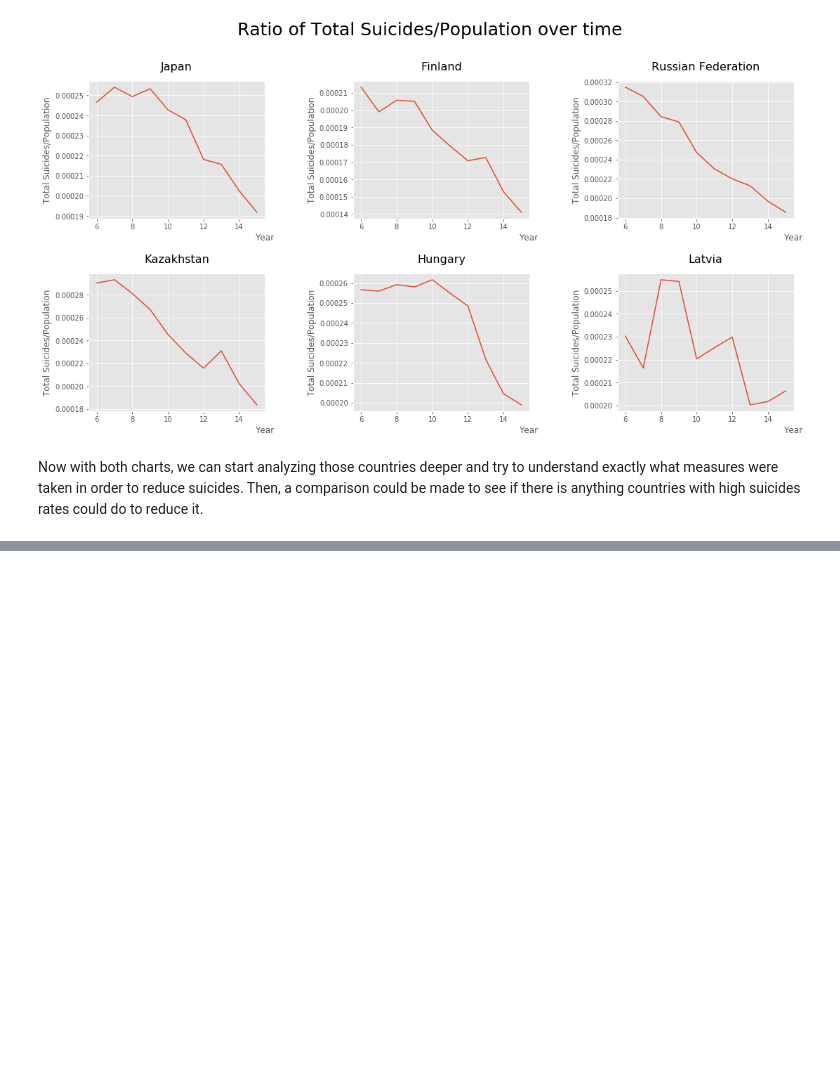
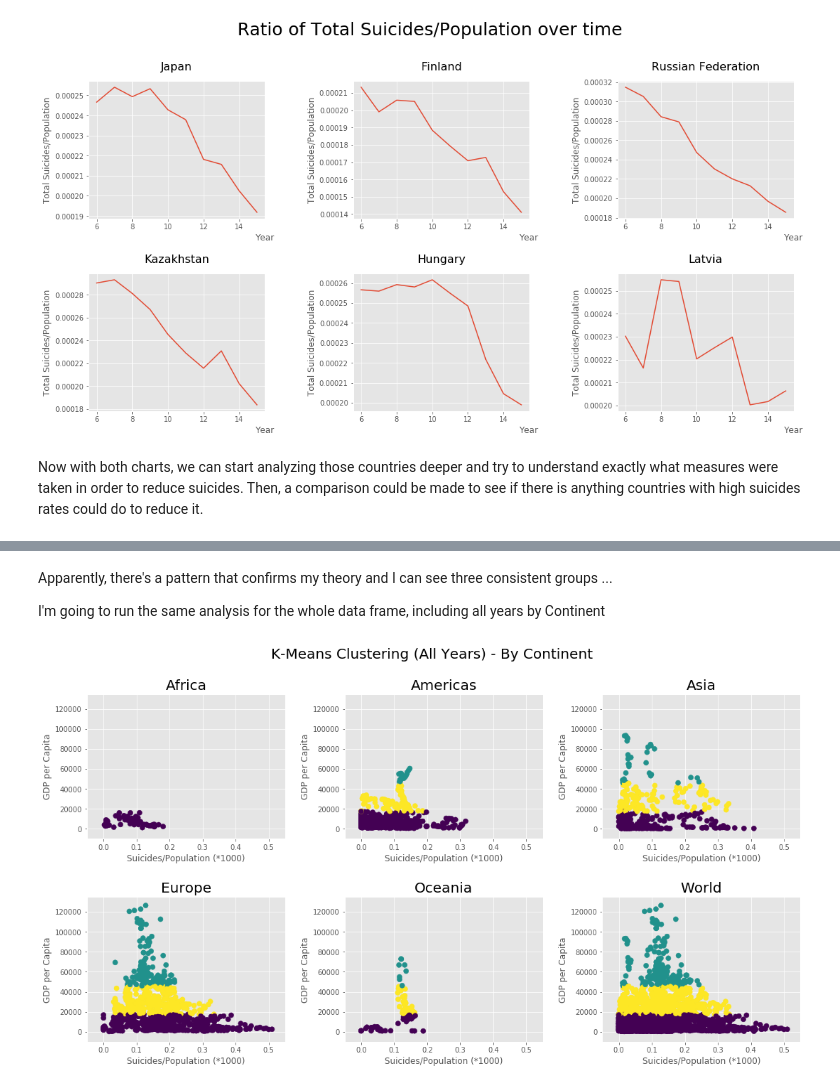
Before and after one commit to renoneto/data-science-portfolio, a Jupyter notebook: suicide_analysis.ipynb, the cells around one changed output, grey strips where cells are left out. Saved outputs shown, nothing was run; the diff lists cells and outputs as text; code cells hidden in the pictures; blank space fills up the shorter version.

```diff
--- a/suicide_analysis.ipynb
+++ b/suicide_analysis.ipynb
@@ -826,0 +890,58 @@ Now with both charts, we can start analyzing those countries deeper and try to u
+# %% [markdown]
+Apparently, there's a pattern that confirms my theory and I can see three consistent groups ...
+
+I'm going to run the same analysis for the whole data frame, including all years by Continent
+# %%
+#All Years!
+df_analysis = df.groupby(['country','year']).sum()[['suicides_no','population']].reset_index()
+df_analysis['suicides_per_pop'] = df_analysis['suicides_no']/df_analysis['population'] * 1000
+df_analysis = pd.merge(df_analysis,df[['country','year','gdp_per_capita','continent']].drop_duplicates(),on=['country','year'])
+df_to_plot = df_analysis[['suicides_per_pop','gdp_per_capita','continent']].reset_index(drop=True)
+
+#Scaling of data
+ss = StandardScaler()
+ss.fit_transform(df_to_plot[['suicides_per_pop','gdp_per_capita']])
+
+#defining kmeans
+clust_labels, cent = doKmeans(df_to_plot[['suicides_per_pop','gdp_per_capita']], 3)
+kmeans = pd.DataFrame(clust_labels)
+df_to_plot.insert((df_to_plot.shape[1]),'kmeans',kmeans)
+
+#Create Custom list for loop
+continents = ['Africa','Americas','Asia','Europe','Oceania','World']
+
+#Plot!
+fig, axs = plt.subplots(2,3)
+plt.subplots_adjust(wspace = 0.3, hspace = 0.4 )
+fig.set_size_inches(18,9)
+
+#Chart Position on the matrix
+position = [[0,0],[0,1],[0,2],[1,0],[1,1],[1,2]]
+
+#Plot K-means by continent
+for idx, continent in enumerate(continents):
+    #Chart Position
+    chart_pos_0 = position[idx][0]
+    chart_pos_1 = position[idx][1]
+
+    #If statement to plot World differently
+    if continent == 'World':
+        scatter = axs[chart_pos_0,chart_pos_1].scatter(df_to_plot['suicides_per_pop'],df_to_plot['gdp_per_capita'],c=kmeans[0],s=50)#,label=kmeans[0])
+        axs[chart_pos_0,chart_pos_1].set_title(continent, fontsize=20)
+        axs[chart_pos_0,chart_pos_1].set_xlabel('Suicides/Population (*1000)')
+        axs[chart_pos_0,chart_pos_1].set_ylabel('GDP per Capita')
+        axs[chart_pos_0,chart_pos_1].set_xlim(xmin=-0.05, xmax=0.55)
+        axs[chart_pos_0,chart_pos_1].set_ylim(ymin=-10000, ymax=135000)
+
+    else:
+        temp_df = df_to_plot[df_to_plot['continent'] == continent]
+        scatter = axs[chart_pos_0,chart_pos_1].scatter(temp_df['suicides_per_pop'],temp_df['gdp_per_capita'],c=temp_df['kmeans'],s=50)#,marker=mark)
+        axs[chart_pos_0,chart_pos_1].set_title(continent, fontsize=20)
+        axs[chart_pos_0,chart_pos_1].set_xlabel('Suicides/Population (*1000)')
+        axs[chart_pos_0,chart_pos_1].set_ylabel('GDP per Capita')
+        axs[chart_pos_0,chart_pos_1].set_xlim(xmin=-0.05, xmax=0.55)
+        axs[chart_pos_0,chart_pos_1].set_ylim(ymin=-10000, ymax=135000)
+
+fig.suptitle('K-Means Clustering (All Years) - By Continent', fontsize=20);
+# %% [output]
+[figure, added]
```
Also changed, not shown: parts of 14 cells of this notebook.
